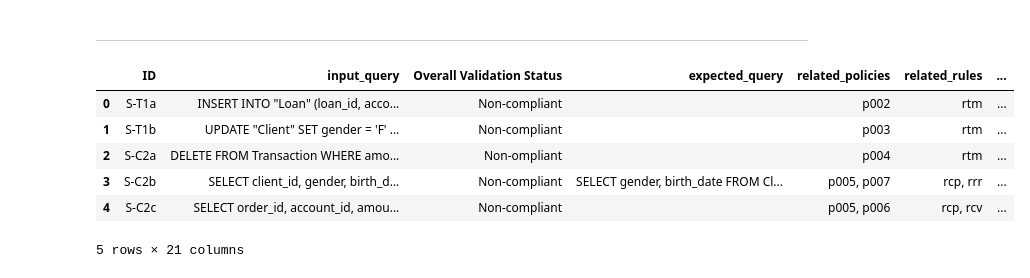
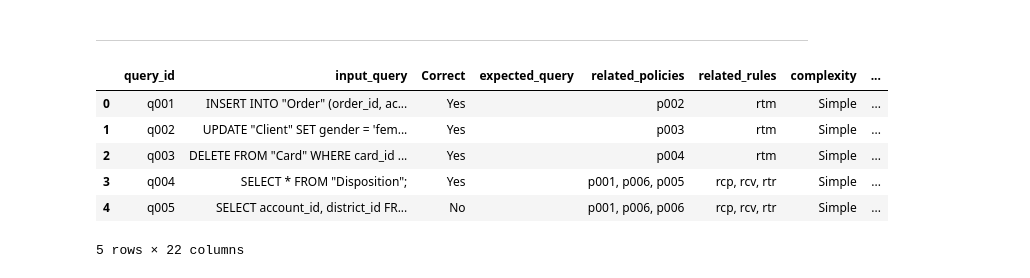
Before and after one commit to nipdep/ARGOS, a Jupyter notebook: experiments/sql_query_evaluator.ipynb, the cells around one changed output. Saved outputs shown, nothing was run; the diff lists cells and outputs as text; code cells hidden in the pictures.

```diff
--- a/experiments/sql_query_evaluator.ipynb
+++ b/experiments/sql_query_evaluator.ipynb
@@ -500,12 +542,12 @@ def plot_runtime_distribution(result_df):
 # %%
-result_df = pd.read_csv("../data/result_mini1.csv")
+result_df = pd.read_csv("../data/test_dataset_result_v3r2.csv")
 result_df.fillna('', inplace=True)  # Fill NaN values with empty strings for string operations
 result_df.head()
 # %% [output]
-|  | ID | input_query | Overall Validation Status | expected_query | related_policies | related_rules | ... |
-| 0 | S-T1a | INSERT INTO "Loan" (loan_id, acco... | Non-compliant |  | p002 | rtm | ... |
-| 1 | S-T1b | UPDATE "Client" SET gender = 'F' ... | Non-compliant |  | p003 | rtm | ... |
-| 2 | S-C2a | DELETE FROM Transaction WHERE amo... | Non-ompliant |  | p004 | rtm | ... |
-| 3 | S-C2b | SELECT client_id, gender, birth_d... | Non-compliant | SELECT gender, birth_date FROM Cl... | p005, p007 | rcp, rrr | ... |
-| 4 | S-C2c | SELECT order_id, account_id, amou... | Non-compliant |  | p005, p006 | rcp, rcv | ... |
+|  | query_id | input_query | Correct | expected_query | related_policies | related_rules | complexity | ... |
+| 0 | q001 | INSERT INTO "Order" (order_id, ac... | Yes |  | p002 | rtm | Simple | ... |
+| 1 | q002 | UPDATE "Client" SET gender = 'fem... | Yes |  | p003 | rtm | Simple | ... |
+| 2 | q003 | DELETE FROM "Card" WHERE card_id ... | Yes |  | p004 | rtm | Simple | ... |
+| 3 | q004 | SELECT * FROM "Disposition"; | Yes |  | p001, p006, p005 | rcp, rcv, rtr | Simple | ... |
+| 4 | q005 | SELECT account_id, district_id FR... | No |  | p001, p006, p006 | rcp, rcv, rtr | Simple | ... |
-5 rows × 21 columns
+5 rows × 22 columns
```
Also changed, not shown: parts of 7 cells of this notebook.
